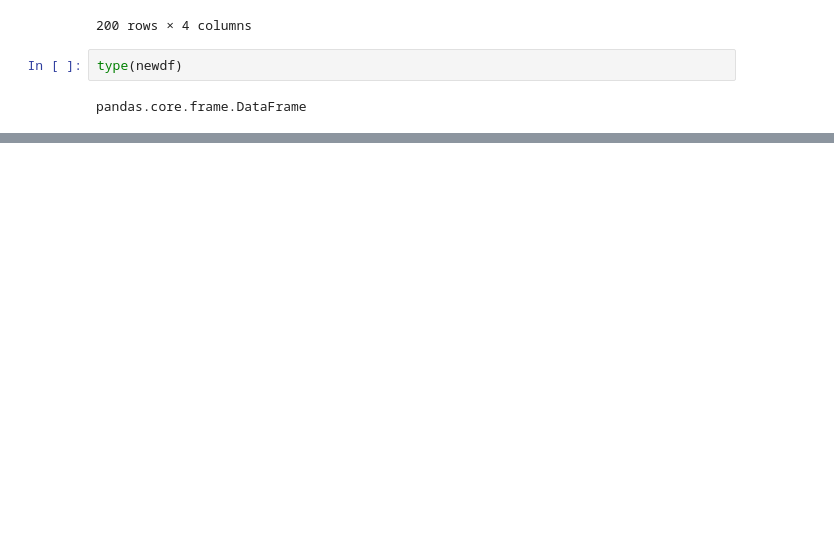
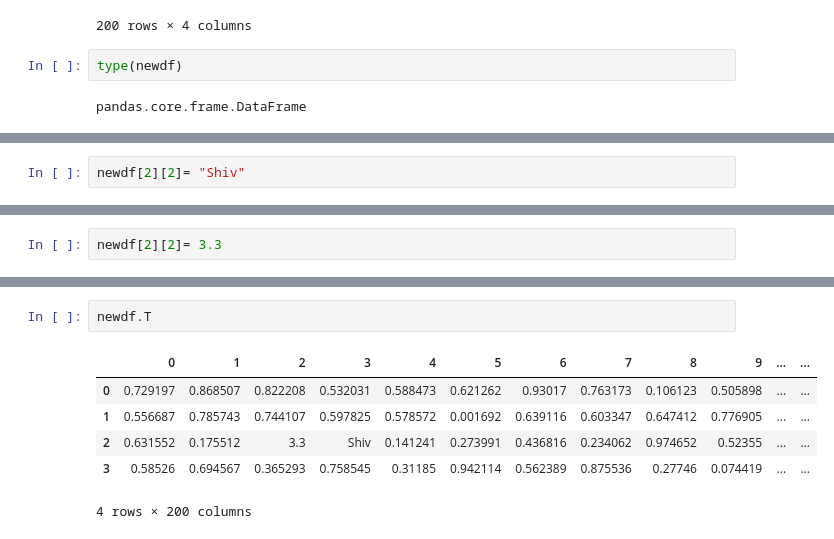
Before and after one commit to Aditya-KIT/Python-Jupyter, a Jupyter notebook: Pandas.ipynb, the cells around one changed output, grey strips where cells are left out. Drawn from its saved outputs; the diff is of its cells as text; blank space fills up the shorter version.

```diff
--- a/Pandas.ipynb
+++ b/Pandas.ipynb
@@ -168,0 +209,2 @@ pandas.core.frame.DataFrame
+# %%
+newdf[2][2]= "Shiv"
@@ -168,0 +246,2 @@ pandas.core.frame.DataFrame
+# %%
+newdf[2][2]= 3.3
@@ -168,0 +264,9 @@ pandas.core.frame.DataFrame
+# %%
+newdf.T
+# %% [output]
+|  | 0 | 1 | 2 | 3 | 4 | 5 | 6 | 7 | 8 | 9 | ... | ... |
+| 0 | 0.729197 | 0.868507 | 0.822208 | 0.532031 | 0.588473 | 0.621262 | 0.93017 | 0.763173 | 0.106123 | 0.505898 | ... | ... |
+| 1 | 0.556687 | 0.785743 | 0.744107 | 0.597825 | 0.578572 | 0.001692 | 0.639116 | 0.603347 | 0.647412 | 0.776905 | ... | ... |
+| 2 | 0.631552 | 0.175512 | 3.3 | Shiv | 0.141241 | 0.273991 | 0.436816 | 0.234062 | 0.974652 | 0.52355 | ... | ... |
+| 3 | 0.58526 | 0.694567 | 0.365293 | 0.758545 | 0.31185 | 0.942114 | 0.562389 | 0.875536 | 0.27746 | 0.074419 | ... | ... |
+4 rows × 200 columns
```
Also changed, not shown: parts of 11 cells of this notebook.
